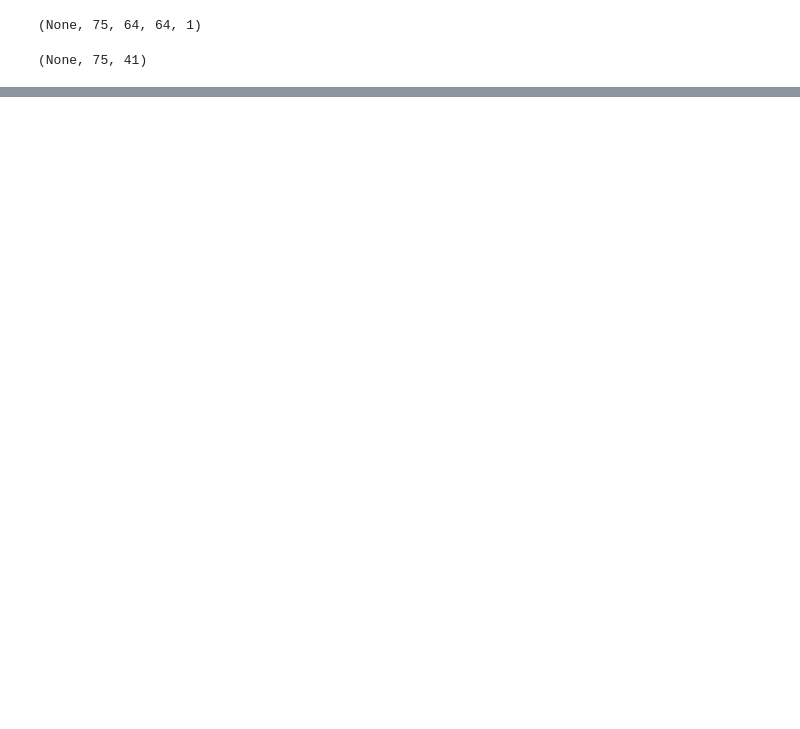
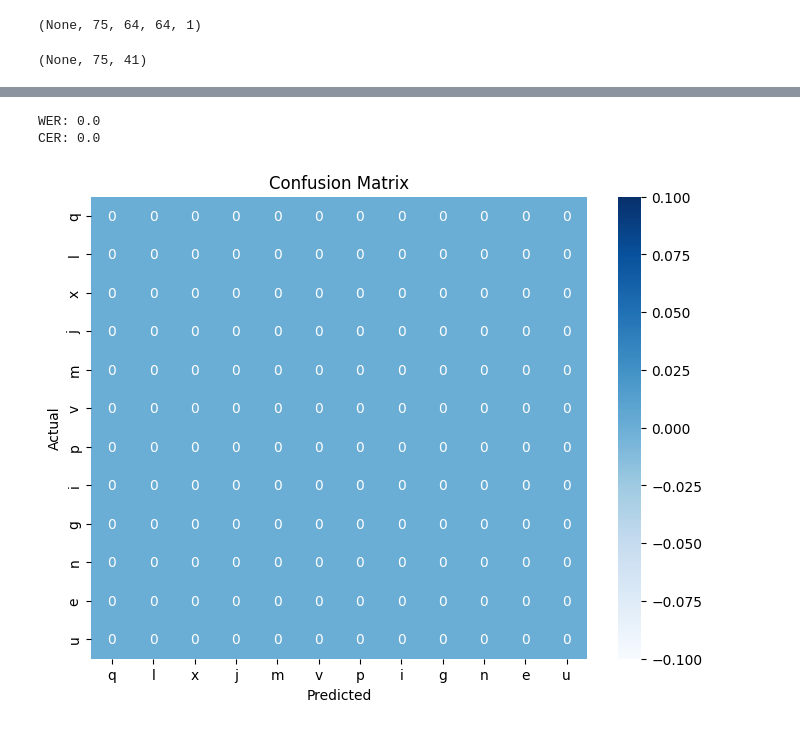
Before and after one commit to DragomirBozoki/LipReading, a Jupyter notebook: LipReadingNN.ipynb, the cells around one changed output, grey strips where cells are left out. Cells and saved outputs as stored; diff of their text form; code cells hidden in the pictures; blank space fills up the shorter version.

```diff
--- a/LipReadingNN.ipynb
+++ b/LipReadingNN.ipynb
@@ -503,3 +480,4 @@ WARNING:tensorflow:From C:\Python311\Lib\site-packages\keras\src\legacy\backend.
 # %%
-model.load_weights('models/checkpoint.weights.h5')
+#Weights/checkpoint.weights.h5
+model.load_weights('Weights/checkpoint.weights.h5')
 # %%
@@ -524,0 +502,4 @@ print('-'*50, 'PREDIKTOVANO')
+# %%
+decoded = tf.keras.backend.ctc_decode(yhat, input_length=[75], greedy=True)[0][0].numpy()
+print('-'*50, 'PREDIKTOVANO')
+[tf.strings.reduce_join([num_to_char(word) for word in sentence]) for sentence in decoded]
@@ -524,0 +619,42 @@ print('-'*50, 'PREDIKTOVANO')
+# %%
+
+for real_letter in confusion_matrix:
+    # Proveri da li je realno slovo u confusion_letters
+    if real_letter in confusion_letters:
+        for predicted_letter in confusion_matrix[real_letter]:
+            # Proveri da li je predviđeno slovo u confusion_letters
+            if predicted_letter in confusion_letters:
+                matrix[letter_to_index[real_letter]][letter_to_index[predicted_letter]] = confusion_matrix[real_letter][predicted_letter]
+# Calculate WER and CER for all texts
+def wer(real_texts, predicted_texts):
+    # Implementacija za racunanje Word Error Rate (WER)
+    # Ovo je samo primer, zameni sa svojom funkcijom
+    return 0.0  # Placeholder
+
+def cer(real_texts, predicted_texts):
+    # Implementacija za racunanje Character Error Rate (CER)
+    # Ovo je samo primer, zameni sa svojom funkcijom
+    return 0.0  # Placeholder
+
+wer_value = wer(real_texts, predicted_texts)
+cer_value = cer(real_texts, predicted_texts)
+
+print(f"\nWER: {wer_value}")
+print(f"CER: {cer_value}")
+# %% [output]
+WER: 0.0
+CER: 0.0
+# %%
+import seaborn as sns
+
+plt.figure(figsize=(8, 6))
+ax = sns.heatmap(matrix, annot=True, fmt='d', cmap='Blues', xticklabels=confusion_letters, yticklabels=confusion_letters)
+plt.xlabel('Predicted')
+plt.ylabel('Actual')
+plt.title('Confusion Matrix')
+plt.show()
+
+#GROUND TRUTH:  lay blue by d four now
+#PREDICTED: lay bleen at ninre aoaon s7 govornik
+# %% [output]
+[figure, added]
```
Also changed, not shown: parts of 56 cells of this notebook.
